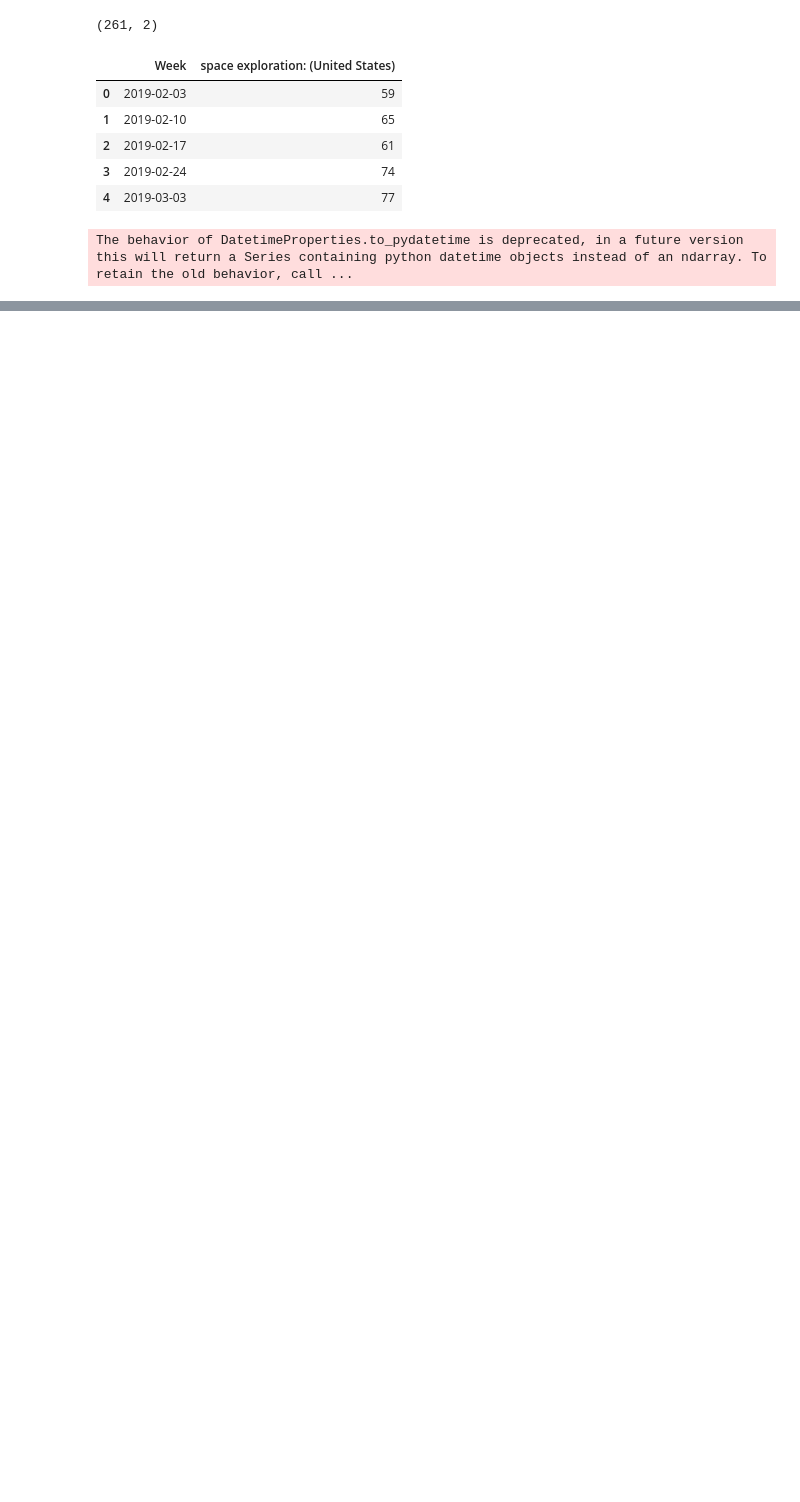
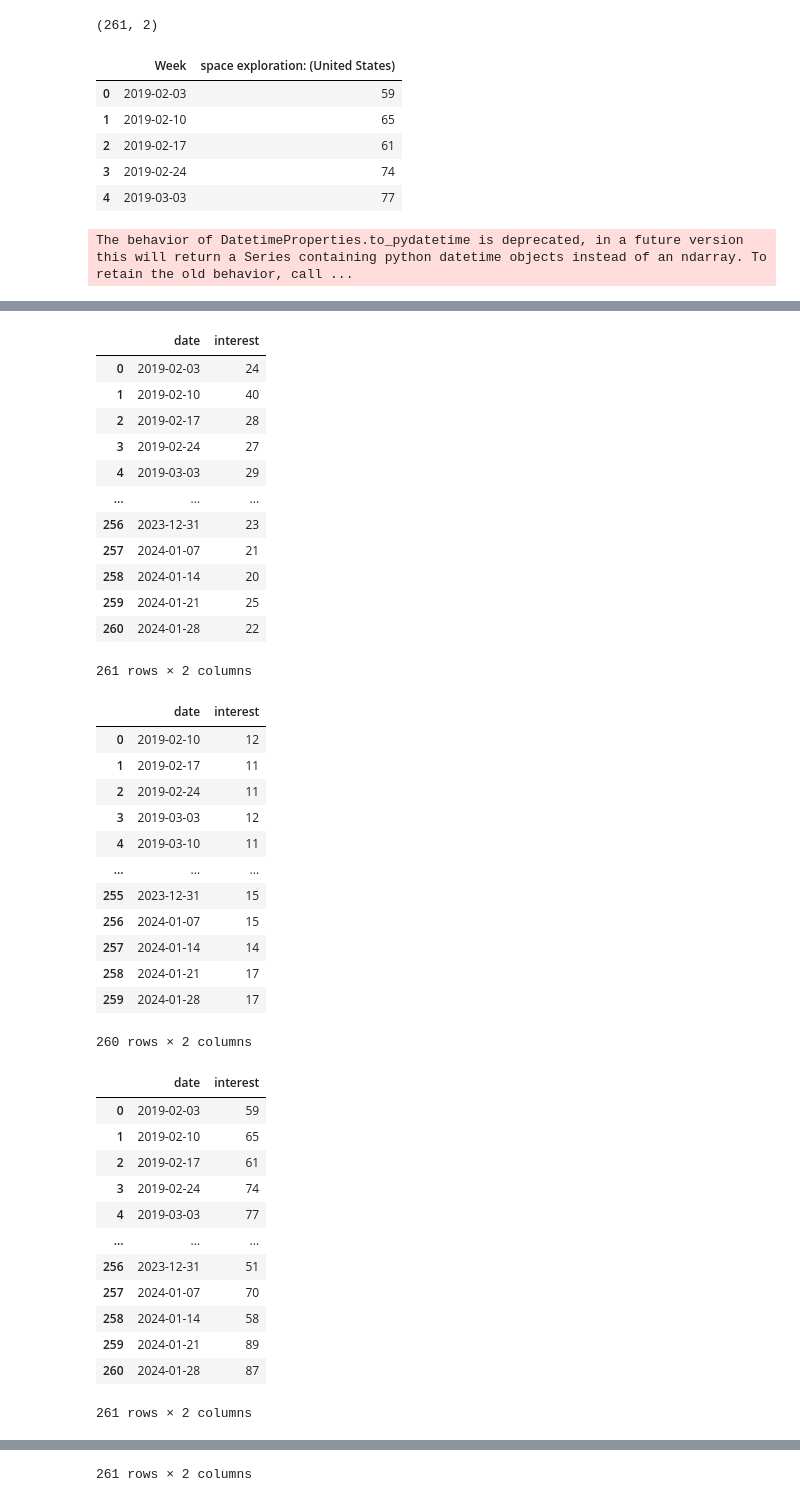
Before and after one commit to vdelimad/5600_project, a Jupyter notebook: notebooks/3_visualization/google_trends_viz.ipynb, the cells around one changed output, grey strips where cells are left out. Drawn from its saved outputs; the diff is of its cells as text; code cells hidden in the pictures; blank space fills up the shorter version.

```diff
--- a/notebooks/3_visualization/google_trends_viz.ipynb
+++ b/notebooks/3_visualization/google_trends_viz.ipynb
@@ -47,0 +51,59 @@ The behavior of DatetimeProperties.to_pydatetime is deprecated, in a future vers
+# %%
+
+google_trends_space_mars = pd.read_csv(f'../../../data/raw/public_interest/google_trends/united_states_all_categories_mars.csv', skiprows=[0])
+google_trends_space_mars.rename(columns={'Week': 'date', 'mars: (United States)': 'interest'}, inplace=True)
+
+google_trends_space_satelites = pd.read_csv(f'../../../data/raw/public_interest/google_trends/united_states_all_categories_satelites.csv', skiprows=[0])
+google_trends_space_satelites.rename(columns={'Week': 'date', 'Satellites: (United States)': 'interest'}, inplace=True)
+
+google_trends_space_exploration = pd.read_csv(f'../../../data/raw/public_interest/google_trends/united_states_all_categories_space_exploration.csv', skiprows=[0])
+google_trends_space_exploration.rename(columns={'Week': 'date', 'space exploration: (United States)': 'interest'}, inplace=True)
+
+google_trends_spacex = pd.read_csv(f'../../../data/raw/public_interest/google_trends/united_states_all_categories_spacex.csv', skiprows=[0])
+google_trends_spacex.rename(columns={'Week': 'date', 'spacex: (United States)': 'interest'}, inplace=True)
+
+
+display(google_trends_space_mars)
+display(google_trends_space_satelites)
+display(google_trends_space_exploration)
+display(google_trends_spacex)
+# %% [output]
+|  | date | interest |
+| 0 | 2019-02-03 | 24 |
+| 1 | 2019-02-10 | 40 |
+| 2 | 2019-02-17 | 28 |
+| 3 | 2019-02-24 | 27 |
+| 4 | 2019-03-03 | 29 |
+| ... | ... | ... |
+| 256 | 2023-12-31 | 23 |
+| 257 | 2024-01-07 | 21 |
+| 258 | 2024-01-14 | 20 |
+| 259 | 2024-01-21 | 25 |
+| 260 | 2024-01-28 | 22 |
+261 rows × 2 columns
+|  | date | interest |
+| 0 | 2019-02-10 | 12 |
+| 1 | 2019-02-17 | 11 |
+| 2 | 2019-02-24 | 11 |
+| 3 | 2019-03-03 | 12 |
+| 4 | 2019-03-10 | 11 |
+| ... | ... | ... |
+| 255 | 2023-12-31 | 15 |
+| 256 | 2024-01-07 | 15 |
+| 257 | 2024-01-14 | 14 |
+| 258 | 2024-01-21 | 17 |
+| 259 | 2024-01-28 | 17 |
+260 rows × 2 columns
+|  | date | interest |
+| 0 | 2019-02-03 | 59 |
+| 1 | 2019-02-10 | 65 |
+| 2 | 2019-02-17 | 61 |
+| 3 | 2019-02-24 | 74 |
+| 4 | 2019-03-03 | 77 |
+| ... | ... | ... |
+| 256 | 2023-12-31 | 51 |
+| 257 | 2024-01-07 | 70 |
+| 258 | 2024-01-14 | 58 |
+| 259 | 2024-01-21 | 89 |
+| 260 | 2024-01-28 | 87 |
+261 rows × 2 columns
@@ -47,0 +122 @@ The behavior of DatetimeProperties.to_pydatetime is deprecated, in a future vers
+261 rows × 2 columns
```
Also changed, not shown: parts of 5 cells of this notebook, 49 other files.
